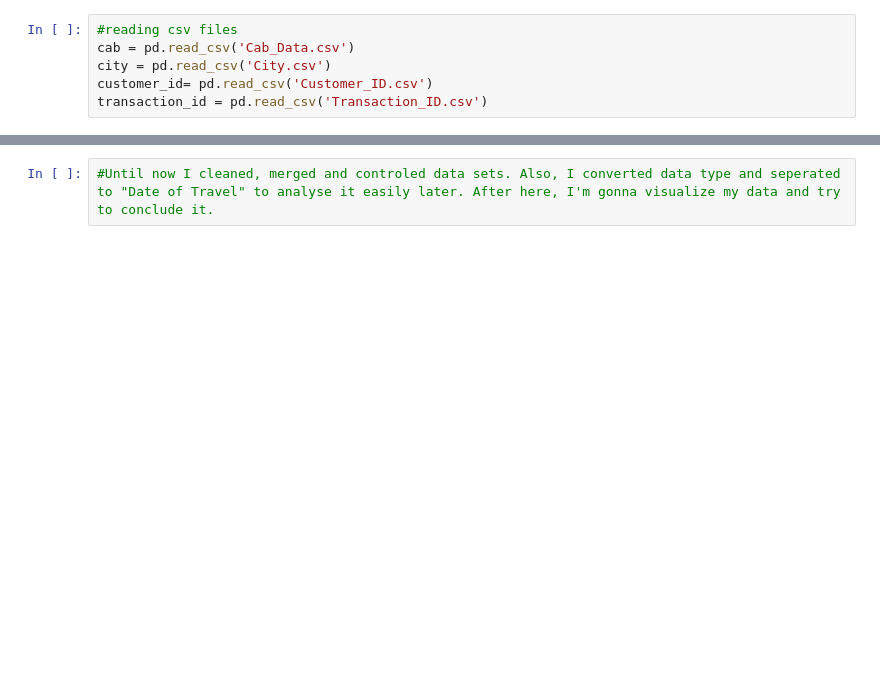
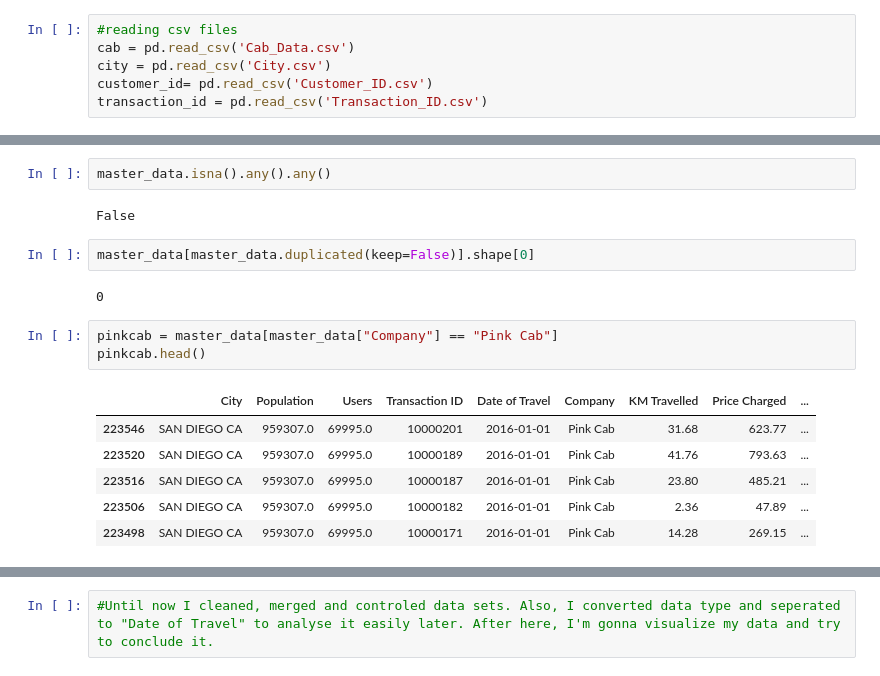
Before and after one commit to kutayselcuk/kutayselcuk_week2, a Jupyter notebook: EDA.ipynb, the cells around one changed output, grey strips where cells are left out. Cells and saved outputs as stored; diff of their text form; blank space fills up the shorter version.

```diff
--- a/EDA.ipynb
+++ b/EDA.ipynb
@@ -230,0 +278,18 @@ yellowcab
+# %%
+master_data.isna().any().any()
+# %% [output]
+False
+# %%
+master_data[master_data.duplicated(keep=False)].shape[0]
+# %% [output]
+0
+# %%
+pinkcab = master_data[master_data["Company"] == "Pink Cab"]
+pinkcab.head()
+# %% [output]
+|  | City | Population | Users | Transaction ID | Date of Travel | Company | KM Travelled | Price Charged | ... |
+| 223546 | SAN DIEGO CA | 959307.0 | 69995.0 | 10000201 | 2016-01-01 | Pink Cab | 31.68 | 623.77 | ... |
+| 223520 | SAN DIEGO CA | 959307.0 | 69995.0 | 10000189 | 2016-01-01 | Pink Cab | 41.76 | 793.63 | ... |
+| 223516 | SAN DIEGO CA | 959307.0 | 69995.0 | 10000187 | 2016-01-01 | Pink Cab | 23.80 | 485.21 | ... |
+| 223506 | SAN DIEGO CA | 959307.0 | 69995.0 | 10000182 | 2016-01-01 | Pink Cab | 2.36 | 47.89 | ... |
+| 223498 | SAN DIEGO CA | 959307.0 | 69995.0 | 10000171 | 2016-01-01 | Pink Cab | 14.28 | 269.15 | ... |
```
Also changed, not shown: parts of 63 cells of this notebook, 1 other file.
